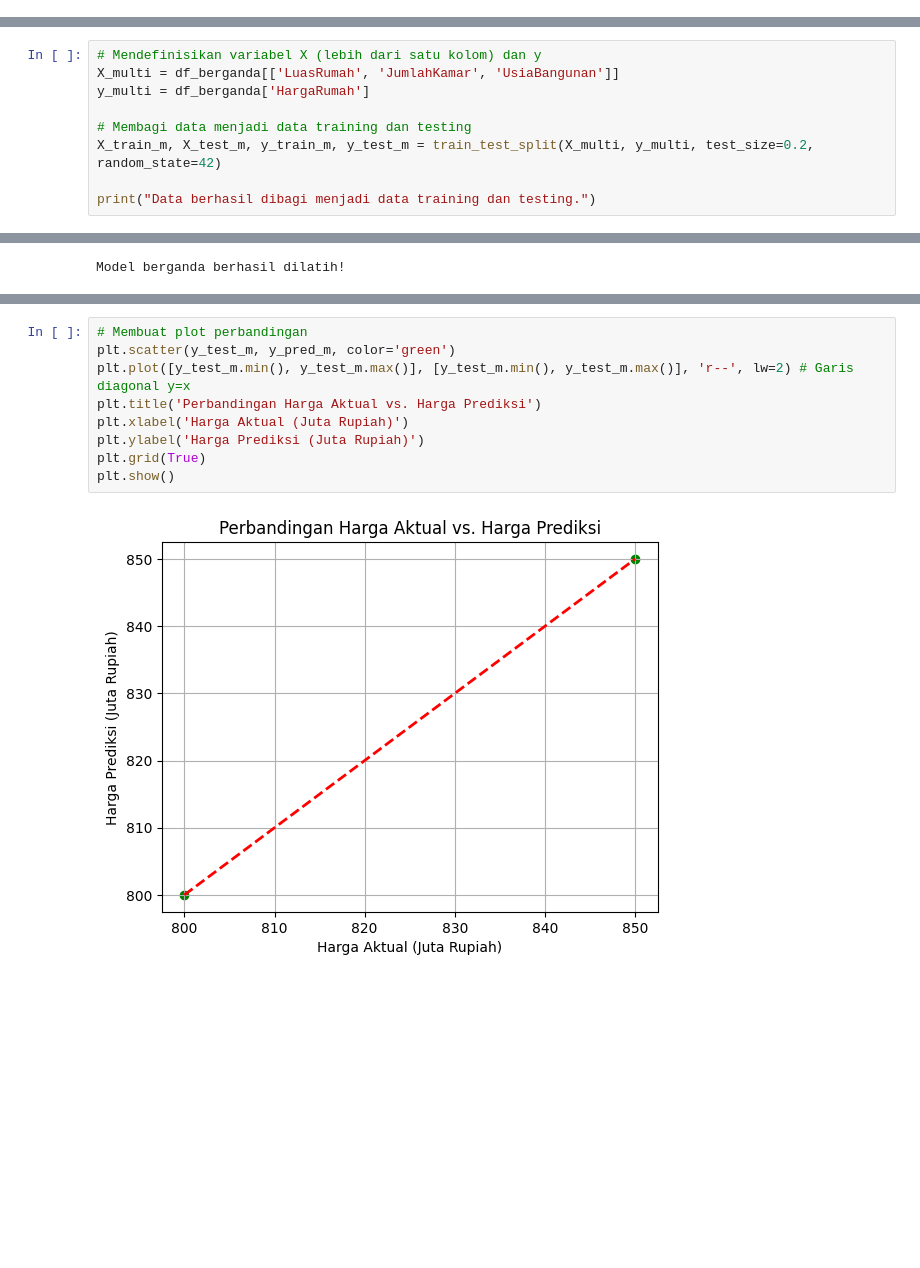
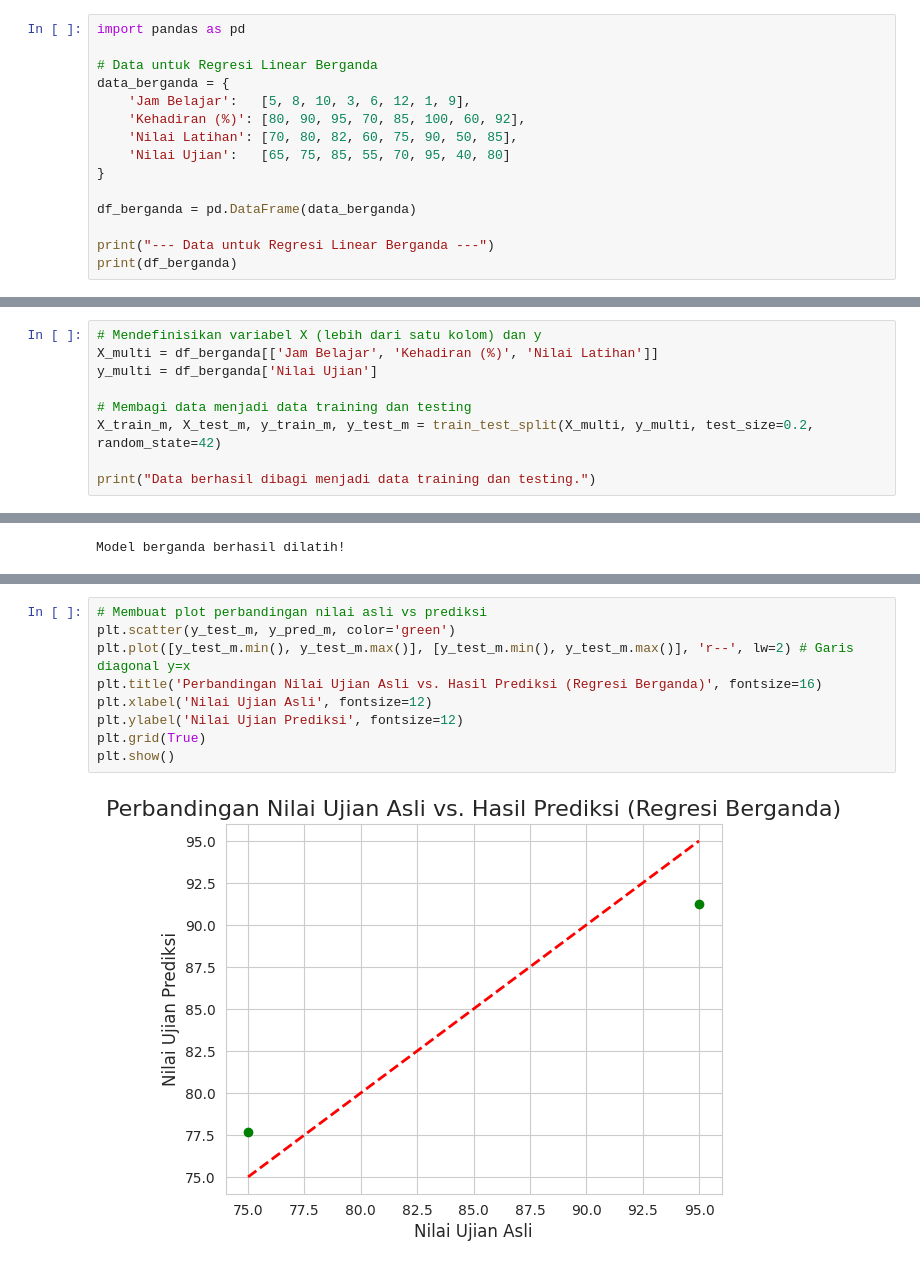
Before and after one commit to asidops12/TugasRegresi, a Jupyter notebook: Data_Mining_TM_2.ipynb, the cells around one changed output, grey strips where cells are left out. Saved outputs shown, nothing was run; the diff lists cells and outputs as text; blank space fills up the shorter version.

```diff
--- a/Data_Mining_TM_2.ipynb
+++ b/Data_Mining_TM_2.ipynb
@@ -121,0 +109,15 @@ Dataset Regresi Linear Berganda:
+# %%
+import pandas as pd
+
+# Data untuk Regresi Linear Berganda
+data_berganda = {
+    'Jam Belajar':   [5, 8, 10, 3, 6, 12, 1, 9],
+    'Kehadiran (%)': [80, 90, 95, 70, 85, 100, 60, 92],
+    'Nilai Latihan': [70, 80, 82, 60, 75, 90, 50, 85],
+    'Nilai Ujian':   [65, 75, 85, 55, 70, 95, 40, 80]
+}
+
+df_berganda = pd.DataFrame(data_berganda)
+
+print("--- Data untuk Regresi Linear Berganda ---")
+print(df_berganda)
@@ -122,7 +135,7 @@ Dataset Regresi Linear Berganda:
 # %%
 # Mendefinisikan variabel X (lebih dari satu kolom) dan y
-X_multi = df_berganda[['LuasRumah', 'JumlahKamar', 'UsiaBangunan']]
-y_multi = df_berganda['HargaRumah']
+X_multi = df_berganda[['Jam Belajar', 'Kehadiran (%)', 'Nilai Latihan']]
+y_multi = df_berganda['Nilai Ujian']
 
 # Membagi data menjadi data training dan testing
 X_train_m, X_test_m, y_train_m, y_test_m = train_test_split(X_multi, y_multi, test_size=0.2, random_state=42)
@@ -167,11 +185,11 @@ R-squared: 1.00
 # %%
-# Membuat plot perbandingan
+# Membuat plot perbandingan nilai asli vs prediksi
 plt.scatter(y_test_m, y_pred_m, color='green')
 plt.plot([y_test_m.min(), y_test_m.max()], [y_test_m.min(), y_test_m.max()], 'r--', lw=2) # Garis diagonal y=x
-plt.title('Perbandingan Harga Aktual vs. Harga Prediksi')
-plt.xlabel('Harga Aktual (Juta Rupiah)')
-plt.ylabel('Harga Prediksi (Juta Rupiah)')
+plt.title('Perbandingan Nilai Ujian Asli vs. Hasil Prediksi (Regresi Berganda)', fontsize=16)
+plt.xlabel('Nilai Ujian Asli', fontsize=12)
+plt.ylabel('Nilai Ujian Prediksi', fontsize=12)
 plt.grid(True)
 plt.show()
 # %% [output]
-[figure, old version]
+[figure, new version]
```
Also changed, not shown: parts of 10 cells of this notebook.
